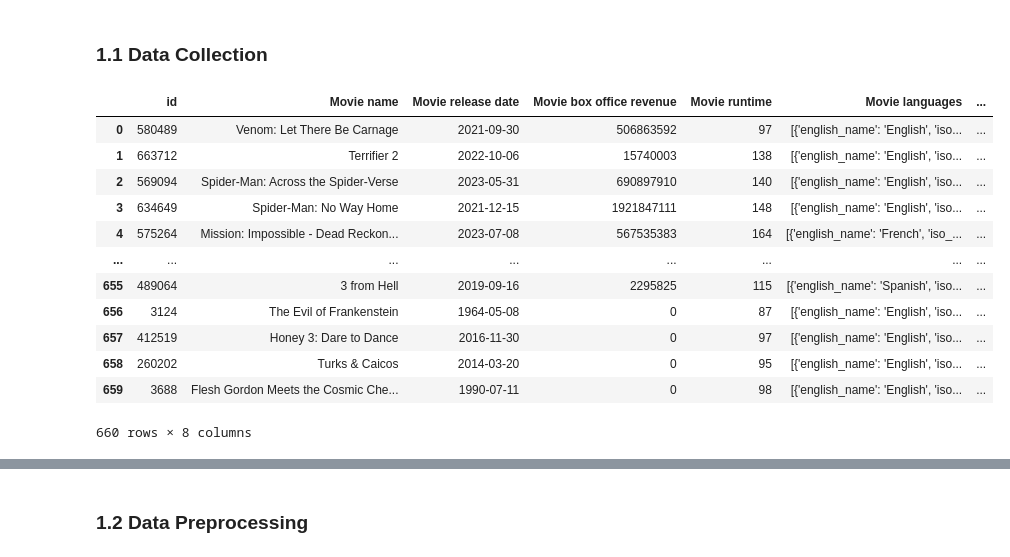
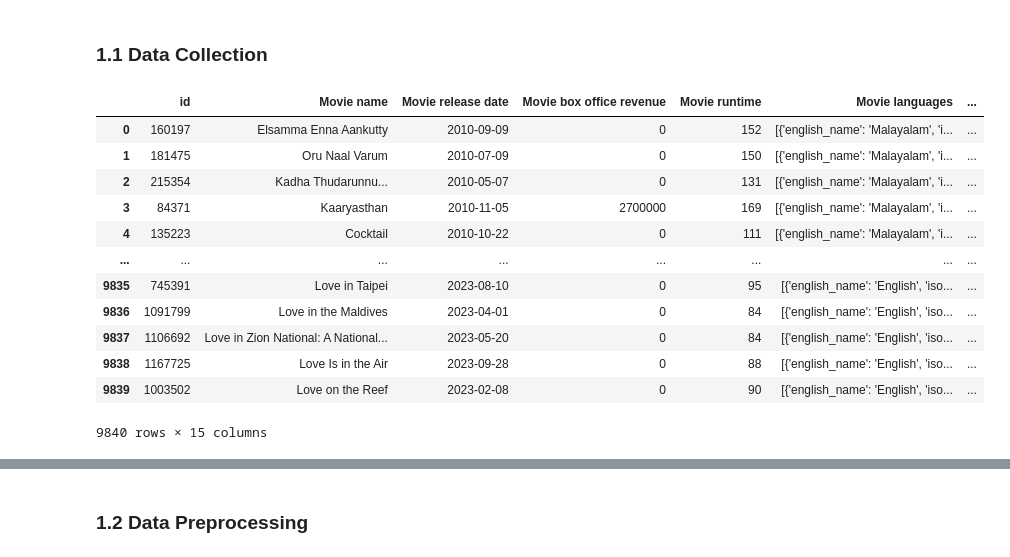
Before and after one commit to epfl-ada/ada-2024-project-onceuponatimeindata, a Jupyter notebook: results.ipynb, the cells around one changed output, grey strips where cells are left out. Saved outputs shown, nothing was run; the diff lists cells and outputs as text; code cells hidden in the pictures.

```diff
--- a/results.ipynb
+++ b/results.ipynb
@@ -11,35 +13,39 @@ The following cell organizes and preprocesses movie datasets from different time
 ### 1.1 Data Collection
 # %%
 from src.models.movies_frame import MovieFrames
+import importlib
+import src.models.movies_frame
+importlib.reload(src.models.movies_frame)
 
 movie_df = pd.read_csv('data/MovieSummaries/movie.metadata.tsv', sep='\t', header=None)
 new_movie_df = pd.read_csv('data/random_sample/random_sample_metadata_2010_2024.csv')
 
 keywords = ["sequels", "book", "comics", "remake"]
 path_old = []
 path_new = []
 
 for keyword in keywords:
     path_old.append(f"data/{keyword}/{keyword}_with_wiki_id_1880_2010.csv")
     path_new.append(f"data/{keyword}/{keyword}_metadata_2010_2024.csv")
 
 #path_old.append("data/collections/sequels_and_original_with_wiki_id.csv")
 #path_new.append("data/collections/sequels_and_original_metadata_2010_2024.csv")
 
 movie_frames_old = MovieFrames(movie_df, path_old,start_year=1880,end_year=2010)
 movie_frames_new = MovieFrames(new_movie_df, path_new,start_year=2011,end_year=2024)
-movie_frames_new.movie_df_sequel_only
+
+movie_frames_new.movie_df
 # %% [output]
 |  | id | Movie name | Movie release date | Movie box office revenue | Movie runtime | Movie languages | ... |
-| 0 | 580489 | Venom: Let There Be Carnage | 2021-09-30 | 506863592 | 97 | [{'english_name': 'English', 'iso... | ... |
-| 1 | 663712 | Terrifier 2 | 2022-10-06 | 15740003 | 138 | [{'english_name': 'English', 'iso... | ... |
-| 2 | 569094 | Spider-Man: Across the Spider-Verse | 2023-05-31 | 690897910 | 140 | [{'english_name': 'English', 'iso... | ... |
-| 3 | 634649 | Spider-Man: No Way Home | 2021-12-15 | 1921847111 | 148 | [{'english_name': 'English', 'iso... | ... |
-| 4 | 575264 | Mission: Impossible - Dead Reckon... | 2023-07-08 | 567535383 | 164 | [{'english_name': 'French', 'iso_... | ... |
+| 0 | 160197 | Elsamma Enna Aankutty | 2010-09-09 | 0 | 152 | [{'english_name': 'Malayalam', 'i... | ... |
+| 1 | 181475 | Oru Naal Varum | 2010-07-09 | 0 | 150 | [{'english_name': 'Malayalam', 'i... | ... |
+| 2 | 215354 | Kadha Thudarunnu... | 2010-05-07 | 0 | 131 | [{'english_name': 'Malayalam', 'i... | ... |
+| 3 | 84371 | Kaaryasthan | 2010-11-05 | 2700000 | 169 | [{'english_name': 'Malayalam', 'i... | ... |
+| 4 | 135223 | Cocktail | 2010-10-22 | 0 | 111 | [{'english_name': 'Malayalam', 'i... | ... |
 | ... | ... | ... | ... | ... | ... | ... | ... |
-| 655 | 489064 | 3 from Hell | 2019-09-16 | 2295825 | 115 | [{'english_name': 'Spanish', 'iso... | ... |
-| 656 | 3124 | The Evil of Frankenstein | 1964-05-08 | 0 | 87 | [{'english_name': 'English', 'iso... | ... |
-| 657 | 412519 | Honey 3: Dare to Dance | 2016-11-30 | 0 | 97 | [{'english_name': 'English', 'iso... | ... |
-| 658 | 260202 | Turks & Caicos | 2014-03-20 | 0 | 95 | [{'english_name': 'English', 'iso... | ... |
-| 659 | 3688 | Flesh Gordon Meets the Cosmic Che... | 1990-07-11 | 0 | 98 | [{'english_name': 'English', 'iso... | ... |
+| 9835 | 745391 | Love in Taipei | 2023-08-10 | 0 | 95 | [{'english_name': 'English', 'iso... | ... |
+| 9836 | 1091799 | Love in the Maldives | 2023-04-01 | 0 | 84 | [{'english_name': 'English', 'iso... | ... |
+| 9837 | 1106692 | Love in Zion National: A National... | 2023-05-20 | 0 | 84 | [{'english_name': 'English', 'iso... | ... |
+| 9838 | 1167725 | Love Is in the Air | 2023-09-28 | 0 | 88 | [{'english_name': 'English', 'iso... | ... |
+| 9839 | 1003502 | Love on the Reef | 2023-02-08 | 0 | 90 | [{'english_name': 'English', 'iso... | ... |
-660 rows × 8 columns
+9840 rows × 15 columns
```
Also changed, not shown: parts of 3 cells of this notebook, 2 other files.
